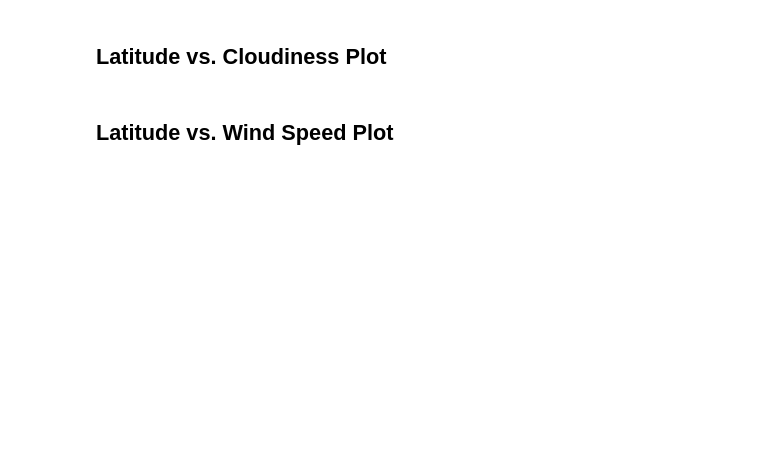
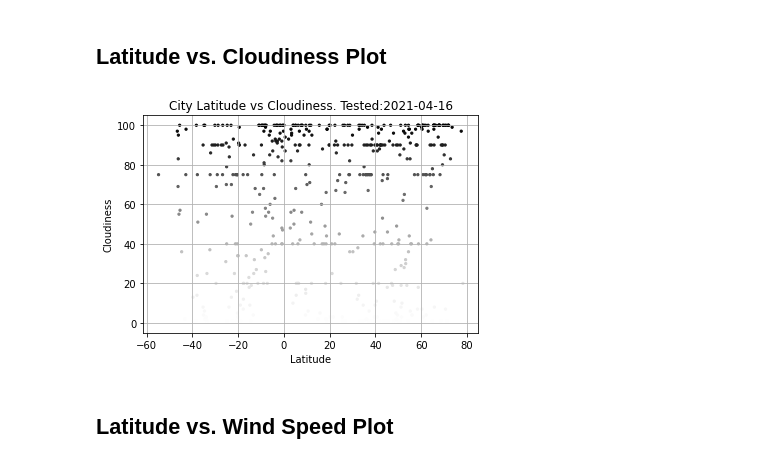
Before and after one commit to joshhopkins3/python-api-challenge, a Jupyter notebook: WeatherPy/WeatherPy.ipynb, the cells around one changed output. Cells and saved outputs as stored; diff of their text form; code cells hidden in the pictures; blank space fills up the shorter version.

```diff
--- a/WeatherPy/WeatherPy.ipynb
+++ b/WeatherPy/WeatherPy.ipynb
@@ -204,4 +203,13 @@ plt.grid()
 # %% [markdown]
 ## Latitude vs. Cloudiness Plot
+# %%
+plt.scatter(city_weather["Latitude"], city_weather["Cloudiness"], c=city_weather["Cloudiness"], s=5, cmap = "Greys", marker = "o")
+
+plt.title(f"City Latitude vs Cloudiness. Tested:{timestamp}")
+plt.xlabel("Latitude")
+plt.ylabel("Cloudiness")
+plt.grid()
+# %% [output]
+[figure, added]
 # %% [markdown]
 ## Latitude vs. Wind Speed Plot
```
Also changed, not shown: parts of 12 cells of this notebook.
